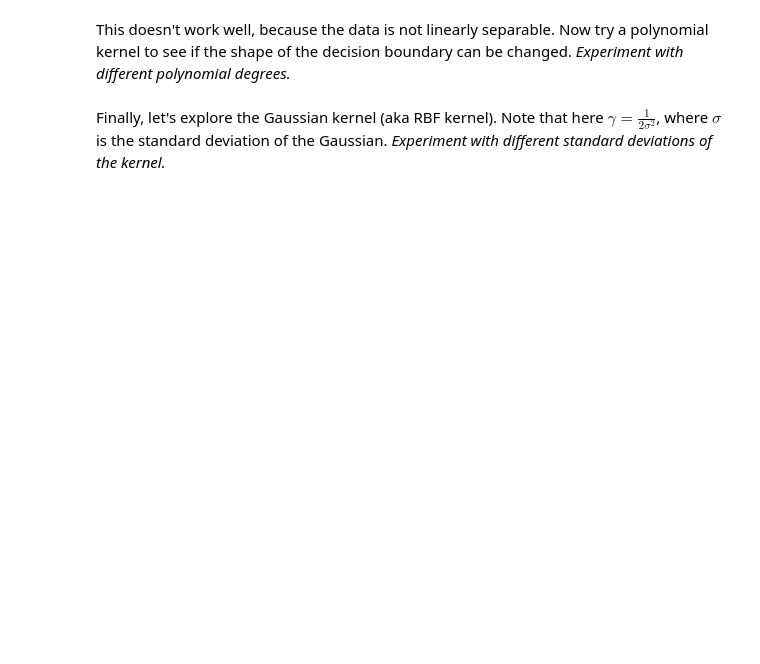
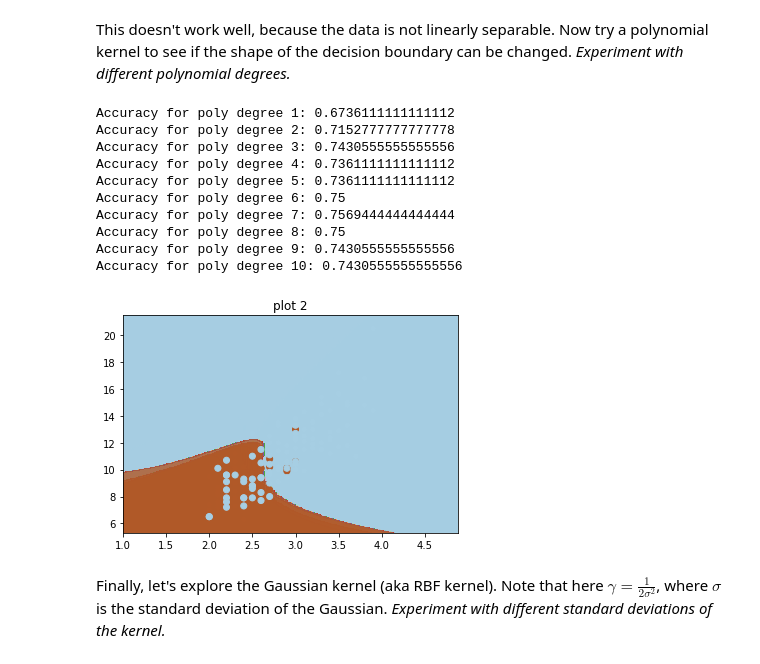
Before and after one commit to Shaunjs006/MBA_M3_Machine_Learning, a Jupyter notebook: workshop-materials-week3/week3-partial.ipynb, the cells around one changed output. Saved outputs shown, nothing was run; the diff lists cells and outputs as text; code cells hidden in the pictures; blank space fills up the shorter version.

```diff
--- a/workshop-materials-week3/week3-partial.ipynb
+++ b/workshop-materials-week3/week3-partial.ipynb
@@ -212,2 +237,29 @@ This doesn't work well, because the data is not linearly separable. Now try a po
+# %%
+###answer to question 2 here
+from sklearn.svm import SVC
+for poly_degree in range(1,11):
+    cls = SVC(kernel='poly', degree=poly_degree)
+    cls.fit(X, y)
+    X,y = load_cats_data()
+    plot_boundary(X, y, cls, "plot 2")
+    y_pred = cls.predict(X)
+    accuracy = accuracy_score(y, y_pred)
+    print(f'Accuracy for poly degree {poly_degree}: {accuracy}')
+# when degree go from 2 to 5 it create a parabola shape boundary
+# when degree go from 6 to 9 it create a cubic shape like boundary
+# shape keep change for higher degrees
+# accuracy went up to the highest when degree = 7
+# %% [output]
+Accuracy for poly degree 1: 0.6736111111111112
+Accuracy for poly degree 2: 0.7152777777777778
+Accuracy for poly degree 3: 0.7430555555555556
+Accuracy for poly degree 4: 0.7361111111111112
+Accuracy for poly degree 5: 0.7361111111111112
+Accuracy for poly degree 6: 0.75
+Accuracy for poly degree 7: 0.7569444444444444
+Accuracy for poly degree 8: 0.75
+Accuracy for poly degree 9: 0.7430555555555556
+Accuracy for poly degree 10: 0.7430555555555556
+[figure, added]
 # %% [markdown]
 Finally, let's explore the Gaussian kernel (aka RBF kernel). Note that here $\gamma=\frac{1}{2\sigma^2}$, where $\sigma$ is the standard deviation of the Gaussian. *Experiment with different standard deviations of the kernel.*
```
Also changed, not shown: parts of 8 cells of this notebook.
